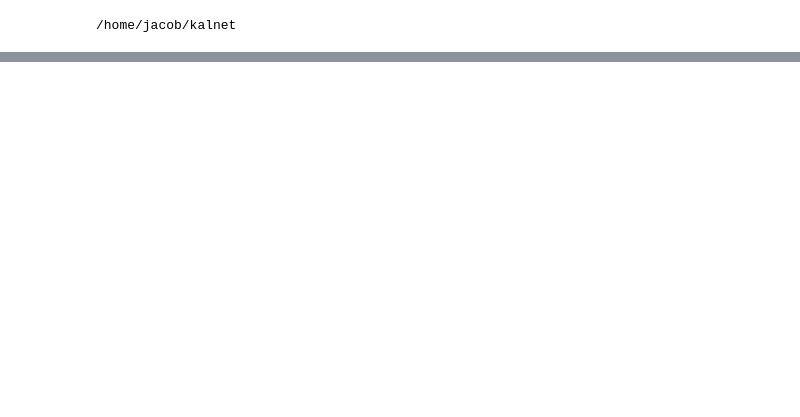
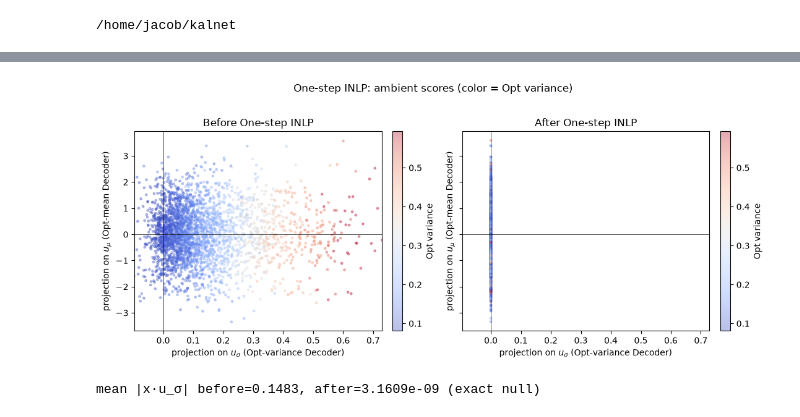
Before and after one commit to jgrk28/kalnet, a Jupyter notebook: notebooks/decoder_analysis.ipynb, the cells around one changed output, grey strips where cells are left out. Drawn from its saved outputs; the diff is of its cells as text; code cells hidden in the pictures; blank space fills up the shorter version.

```diff
--- a/notebooks/decoder_analysis.ipynb
+++ b/notebooks/decoder_analysis.ipynb
@@ -261,0 +153,78 @@ plt.show()
+# %%
+def project_out(X: torch.Tensor, u: np.ndarray) -> torch.Tensor:
+    """One-step INLP: X <- X - (X u) uᵀ with unit ambient axis u."""
+    X_np = X.numpy().astype(np.float64)
+    scores = X_np @ u
+    return torch.from_numpy((X_np - np.outer(scores, u)).astype(np.float32))
+
+
+X_train_inlp = project_out(X_train, u_variance)
+X_validation_inlp = project_out(X_validation, u_variance)
+X_test_inlp = project_out(X_test, u_variance)
+
+frozen_variance_inlp_r2 = linear_variance.r2(X_test_inlp, variance_test)
+
+linear_variance_inlp = LinearDecoder().fit(X_train_inlp, variance_train)
+linear_mean_inlp = LinearDecoder().fit(X_train_inlp, mean_train)
+refit_variance_inlp_r2 = linear_variance_inlp.r2(X_test_inlp, variance_test)
+refit_mean_inlp_r2 = linear_mean_inlp.r2(X_test_inlp, mean_test)
+
+print(f"{'metric':<36} {'R²':>8}")
+print(f"{'frozen Opt variance (old Decoder)':<36} {frozen_variance_inlp_r2:8.4f}")
+print(f"{'refit Opt variance':<36} {refit_variance_inlp_r2:8.4f}")
+print(f"{'refit Opt mean':<36} {refit_mean_inlp_r2:8.4f}")
+
+X_test_np = X_test.numpy().astype(np.float64)
+X_test_inlp_np = X_test_inlp.numpy().astype(np.float64)
+z_variance = variance_test.reshape(-1).numpy().astype(np.float64)
+
+rng = np.random.default_rng(0)
+idx = rng.choice(len(z_variance), size=min(3000, len(z_variance)), replace=False)
+vmin, vmax = float(np.percentile(z_variance, 2)), float(np.percentile(z_variance, 98))
+
+x_before = X_test_np @ u_variance
+y_before = X_test_np @ u_mean
+x_after = X_test_inlp_np @ u_variance
+y_after = X_test_inlp_np @ u_mean
+xlim = (
+    float(np.percentile(x_before, 1)),
+    float(np.percentile(x_before, 99)),
+)
+pad = 0.05 * (xlim[1] - xlim[0] + 1e-12)
+xlim = (xlim[0] - pad, xlim[1] + pad)
+
+fig, axes = plt.subplots(1, 2, figsize=(11, 4.5), sharey=True)
+for ax, x, y, title in zip(
+    axes,
+    (x_before, x_after),
+    (y_before, y_after),
+    ("Before One-step INLP", "After One-step INLP"),
+    strict=True,
+):
+    sc = ax.scatter(
+        x[idx],
+        y[idx],
+        c=z_variance[idx],
+        s=6,
+        alpha=0.35,
+        cmap="coolwarm",
+        vmin=vmin,
+        vmax=vmax,
+    )
+    ax.axhline(0.0, color="black", linewidth=0.5)
+    ax.axvline(0.0, color="black", linewidth=0.5)
+    ax.set_xlim(xlim)
+    ax.set_xlabel(r"projection on $u_\sigma$ (Opt-variance Decoder)")
+    ax.set_ylabel(r"projection on $u_\mu$ (Opt-mean Decoder)")
+    ax.set_title(title)
+    fig.colorbar(sc, ax=ax, fraction=0.046, pad=0.04, label="Opt variance")
+
+fig.suptitle("One-step INLP: ambient scores (color = Opt variance)", y=1.02)
+plt.tight_layout()
+plt.show()
+
+print(
+    f"mean |x·u_σ| before={np.abs(x_before).mean():.4f}, "
+    f"after={np.abs(x_after).mean():.4e} (exact null)"
+)
+# %% [output]
@@ -261,0 +235,2 @@ plt.show()
+[figure, added]
+mean |x·u_σ| before=0.1483, after=3.1609e-09 (exact null)
```
Also changed, not shown: parts of 17 cells of this notebook, 1 other file.
